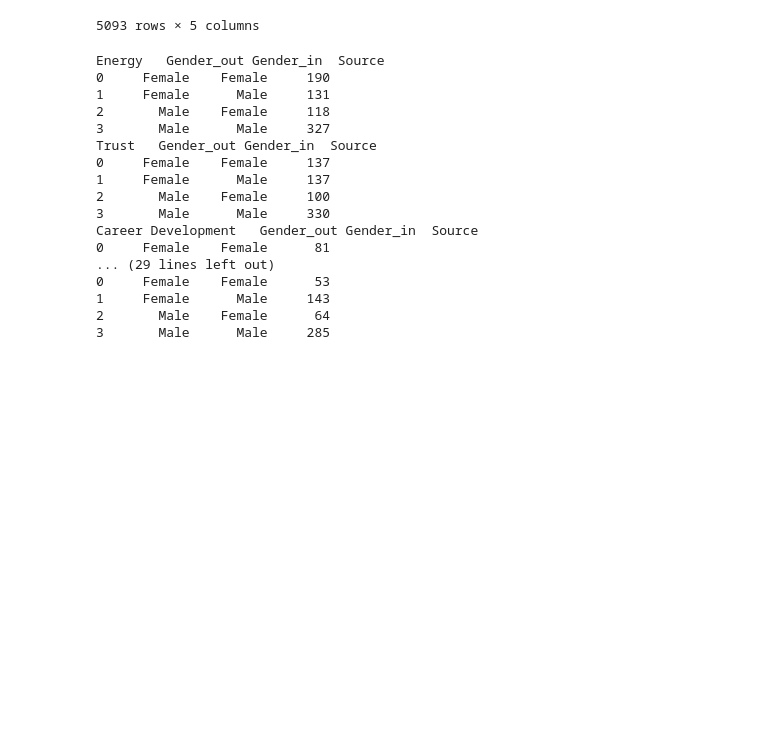
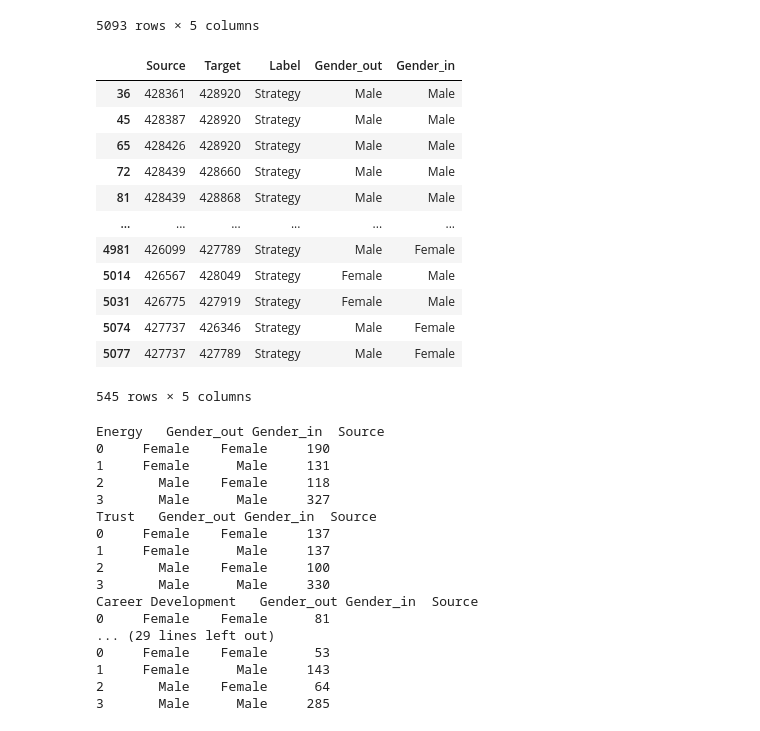
Before and after one commit to feelzoo/assortativity, a Jupyter notebook: Assortativity.ipynb, the cells around one changed output. Drawn from its saved outputs; the diff is of its cells as text; code cells hidden in the pictures; blank space fills up the shorter version.

```diff
--- a/Assortativity.ipynb
+++ b/Assortativity.ipynb
@@ -240,6 +240,22 @@ combined
 | 5091 | 427932 | 427958 | Trust | Male | Male |
 | 5092 | 427932 | 427958 | Energy | Male | Male |
 5093 rows × 5 columns
+# %%
+sector
+# %% [output]
+|  | Source | Target | Label | Gender_out | Gender_in |
+| 36 | 428361 | 428920 | Strategy | Male | Male |
+| 45 | 428387 | 428920 | Strategy | Male | Male |
+| 65 | 428426 | 428920 | Strategy | Male | Male |
+| 72 | 428439 | 428660 | Strategy | Male | Male |
+| 81 | 428439 | 428868 | Strategy | Male | Male |
+| ... | ... | ... | ... | ... | ... |
+| 4981 | 426099 | 427789 | Strategy | Male | Female |
+| 5014 | 426567 | 428049 | Strategy | Female | Male |
+| 5031 | 426775 | 427919 | Strategy | Female | Male |
+| 5074 | 427737 | 426346 | Strategy | Male | Female |
+| 5077 | 427737 | 427789 | Strategy | Male | Female |
+545 rows × 5 columns
 # %%
 #Gender to gender statistics by label
 label = combined['Label'].unique()
```
Also changed, not shown: parts of 61 cells of this notebook.
